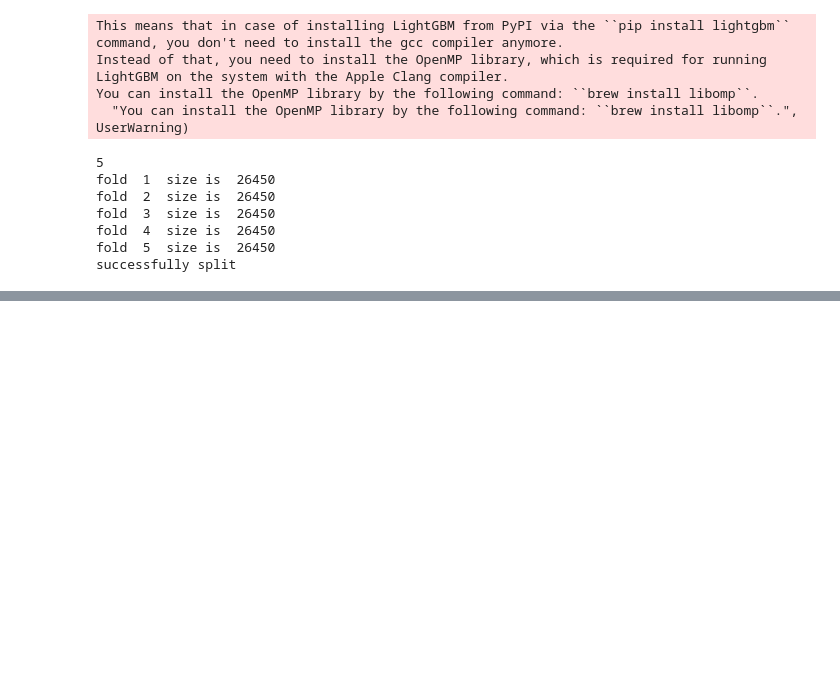
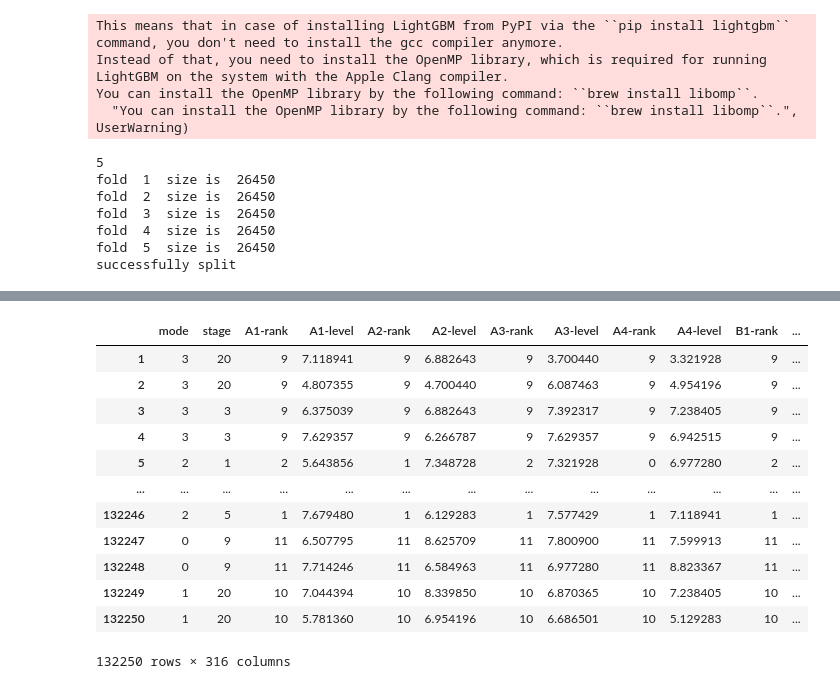
Before and after one commit to mitsuhiko-nozawa/ProbSpace-Splatoon-Competition, a Jupyter notebook: Nozawa/LGBMTrain/train8.ipynb, the cells around one changed output, grey strips where cells are left out. Cells and saved outputs as stored; diff of their text form; code cells hidden in the pictures; blank space fills up the shorter version.

```diff
--- a/Nozawa/LGBMTrain/train8.ipynb
+++ b/Nozawa/LGBMTrain/train8.ipynb
@@ -320,0 +279,16 @@ display(importance)
+# %%
+X
+# %% [output]
+|  | mode | stage | A1-rank | A1-level | A2-rank | A2-level | A3-rank | A3-level | A4-rank | A4-level | B1-rank | ... |
+| 1 | 3 | 20 | 9 | 7.118941 | 9 | 6.882643 | 9 | 3.700440 | 9 | 3.321928 | 9 | ... |
+| 2 | 3 | 20 | 9 | 4.807355 | 9 | 4.700440 | 9 | 6.087463 | 9 | 4.954196 | 9 | ... |
+| 3 | 3 | 3 | 9 | 6.375039 | 9 | 6.882643 | 9 | 7.392317 | 9 | 7.238405 | 9 | ... |
+| 4 | 3 | 3 | 9 | 7.629357 | 9 | 6.266787 | 9 | 7.629357 | 9 | 6.942515 | 9 | ... |
+| 5 | 2 | 1 | 2 | 5.643856 | 1 | 7.348728 | 2 | 7.321928 | 0 | 6.977280 | 2 | ... |
+| ... | ... | ... | ... | ... | ... | ... | ... | ... | ... | ... | ... | ... |
+| 132246 | 2 | 5 | 1 | 7.679480 | 1 | 6.129283 | 1 | 7.577429 | 1 | 7.118941 | 1 | ... |
+| 132247 | 0 | 9 | 11 | 6.507795 | 11 | 8.625709 | 11 | 7.800900 | 11 | 7.599913 | 11 | ... |
+| 132248 | 0 | 9 | 11 | 7.714246 | 11 | 6.584963 | 11 | 6.977280 | 11 | 8.823367 | 11 | ... |
+| 132249 | 1 | 20 | 10 | 7.044394 | 10 | 8.339850 | 10 | 6.870365 | 10 | 7.238405 | 10 | ... |
+| 132250 | 1 | 20 | 10 | 5.781360 | 10 | 6.954196 | 10 | 6.686501 | 10 | 5.129283 | 10 | ... |
+132250 rows × 316 columns
```
Also changed, not shown: parts of 21 cells of this notebook, 11 other files.
